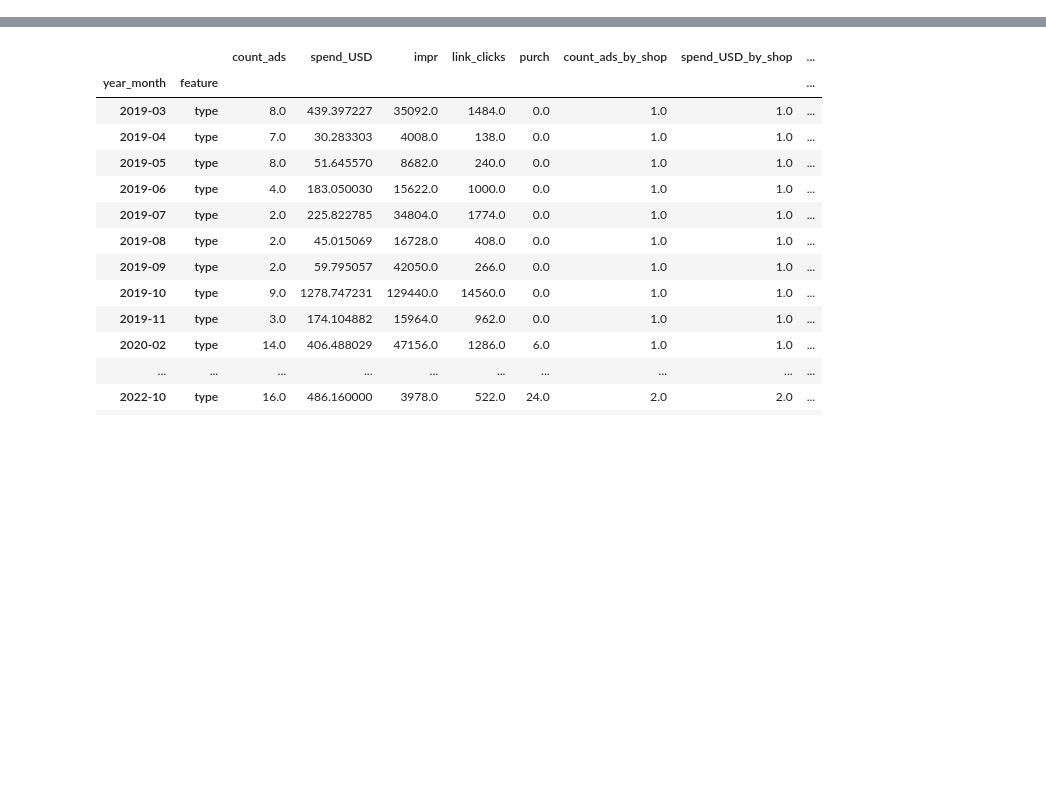
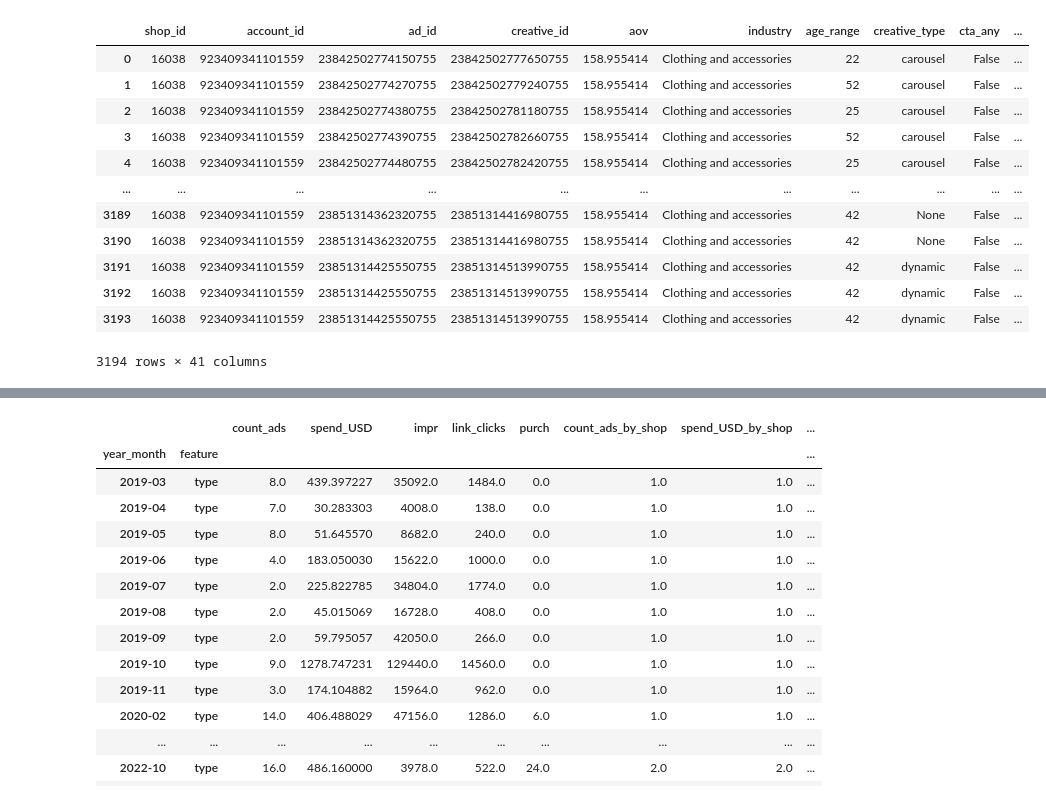
Before and after one commit to Katja-Lebesgue/premium_dashboard, a Jupyter notebook: tmp.ipynb, the cells around one changed output, grey strips where cells are left out. Cells and saved outputs as stored; diff of their text form; code cells hidden in the pictures; blank space fills up the shorter version.

```diff
--- a/tmp.ipynb
+++ b/tmp.ipynb
@@ -23,3 +482,21 @@ base I am using: lebesgue-dev.cgviinyjedbs.eu-central-1.rds.amazonaws.com
+# %%
+df = ping_creative_and_performance(db=db, shop_id=16038)
+# %%
+df
+# %% [output]
+|  | shop_id | account_id | ad_id | creative_id | aov | industry | age_range | creative_type | cta_any | ... |
+| 0 | 16038 | 923409341101559 | 23842502774150755 | 23842502777650755 | 158.955414 | Clothing and accessories | 22 | carousel | False | ... |
+| 1 | 16038 | 923409341101559 | 23842502774270755 | 23842502779240755 | 158.955414 | Clothing and accessories | 52 | carousel | False | ... |
+| 2 | 16038 | 923409341101559 | 23842502774380755 | 23842502781180755 | 158.955414 | Clothing and accessories | 25 | carousel | False | ... |
+| 3 | 16038 | 923409341101559 | 23842502774390755 | 23842502782660755 | 158.955414 | Clothing and accessories | 52 | carousel | False | ... |
+| 4 | 16038 | 923409341101559 | 23842502774480755 | 23842502782420755 | 158.955414 | Clothing and accessories | 25 | carousel | False | ... |
+| ... | ... | ... | ... | ... | ... | ... | ... | ... | ... | ... |
+| 3189 | 16038 | 923409341101559 | 23851314362320755 | 23851314416980755 | 158.955414 | Clothing and accessories | 42 | None | False | ... |
+| 3190 | 16038 | 923409341101559 | 23851314362320755 | 23851314416980755 | 158.955414 | Clothing and accessories | 42 | None | False | ... |
+| 3191 | 16038 | 923409341101559 | 23851314425550755 | 23851314513990755 | 158.955414 | Clothing and accessories | 42 | dynamic | False | ... |
+| 3192 | 16038 | 923409341101559 | 23851314425550755 | 23851314513990755 | 158.955414 | Clothing and accessories | 42 | dynamic | False | ... |
+| 3193 | 16038 | 923409341101559 | 23851314425550755 | 23851314513990755 | 158.955414 | Clothing and accessories | 42 | dynamic | False | ... |
+3194 rows × 41 columns
 # %%
 df = save_google_descriptive_statistics_to_s3(db=db)
 # %% [output]
```
Also changed, not shown: parts of 59 cells of this notebook, 15 other files.
